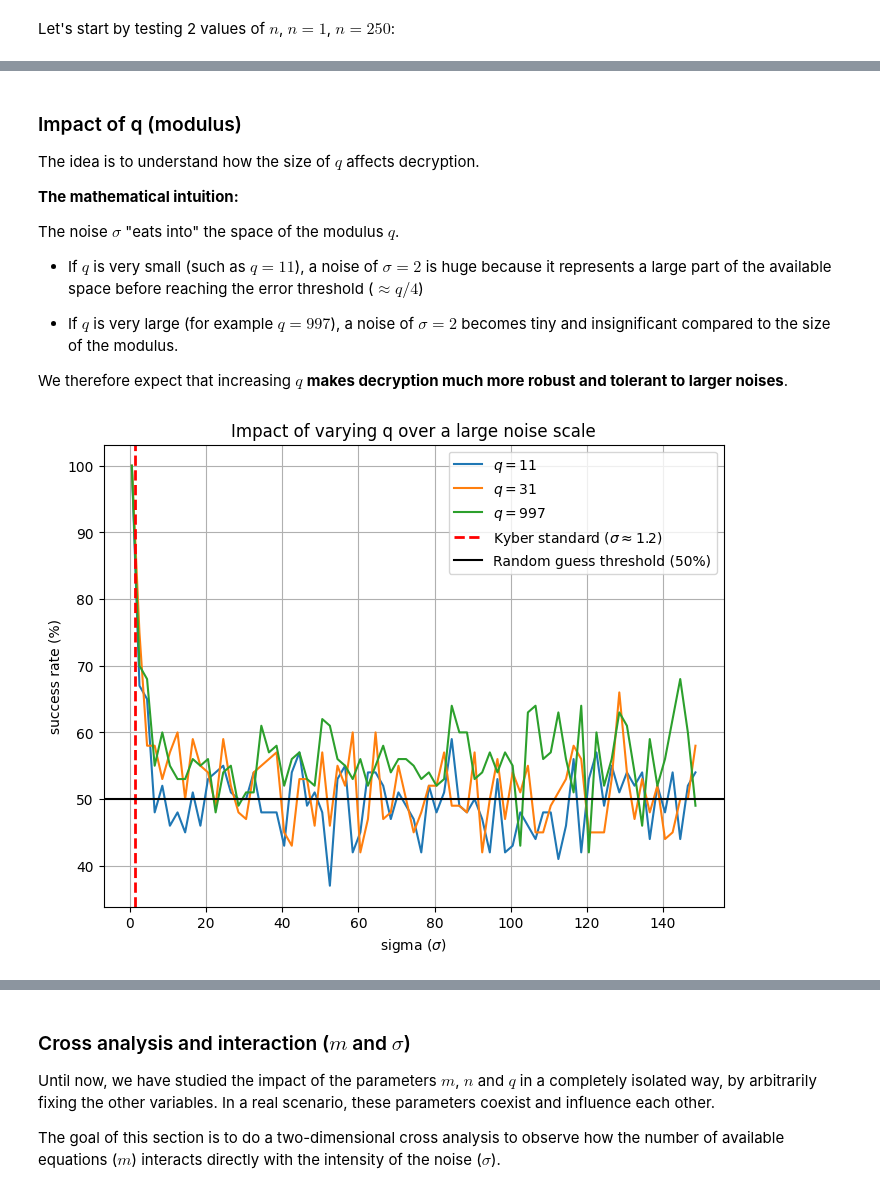
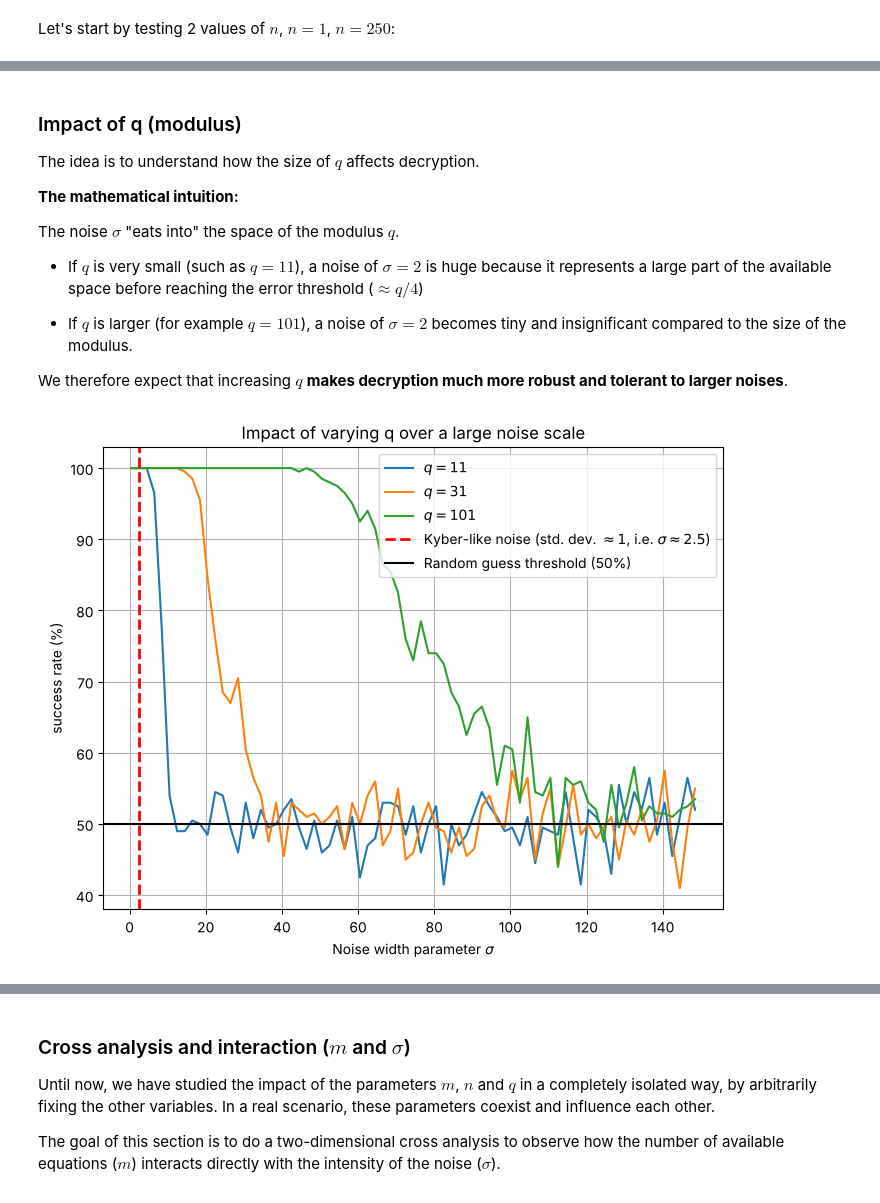
Before and after one commit to anisadje/learning-with-errors, a Jupyter notebook: LWE_EN.ipynb, the cells around one changed output, grey strips where cells are left out. Saved outputs shown, nothing was run; the diff lists cells and outputs as text; code cells hidden in the pictures.

```diff
--- a/LWE_EN.ipynb
+++ b/LWE_EN.ipynb
@@ -119,7 +125,8 @@ def rho_sigma(sigma, x):
   return np.exp((-np.pi*x**2)/sigma**2)
 # %%
 def discrete_gaussian(sigma, size):
-  values = np.arange(-10, 11) #truncation
+  bound = max(10, int(np.ceil(6 * sigma)))  # truncation at ±6σ: the mass beyond is negligible
+  values = np.arange(-bound, bound + 1)
   rho_tab = rho_sigma(sigma, values)
 
   total_rho = np.sum(rho_tab)
@@ -302,13 +317,17 @@ It is then enough to look at where the values are: whether they are close to 0 o
-# %%
-def decrypt_LWE(b, A, s, q):
-  v = (b - A @ s) % q
-  mean = np.mean(v)
-  error = np.abs(q//2 - mean)
-
-  if error < (q//2)/2 :
-    return v, 1
-  else:
-    return v, 0
+# %%
+def decrypt_LWE(b, A, s, q):
+  v = (b - A @ s) % q
+
+  # Re-centre into ]-q/2, q/2]: a negative noise (e.g. -1 ≡ q-1) becomes close to 0 again
+  v_centred = np.where(v > q // 2, v - q, v)
+
+  # Mean distance to 0: small if msg = 0, close to q/2 if msg = 1
+  mean_distance = np.mean(np.abs(v_centred))
+
+  if mean_distance > q / 4:
+    return v_centred, 1
+  else:
+    return v_centred, 0
 # %% [markdown]
 ## 2.5 Why does it work? Pivot vs direct computation
 
@@ -421,12 +440,12 @@ Now, let's do a deeper and more precise study of the value of $\sigma$. We want
 
 This is exactly what is called the **phase transition**.
 # %%
-def phase_transition_study(n, m, q, sigmas):
+def phase_transition_study(n, m, q, sigmas, nb_trials=200):
   rate_tab = []
 
   for sigma in sigmas :
-    success = 0 #how many times out of 100 trials the decryption is correct
-    for i in range(100):
+    success = 0 #number of correct decryptions out of nb_trials
+    for i in range(nb_trials):
       A = rng.integers(0, q, size=(m, n))
       s = rng.integers(0, q, size=n)
 
@@ -438,7 +457,7 @@ def phase_transition_study(n, m, q, sigmas):
 
       if msg == m_decrypted :
         success += 1
-    rate = (success/100)*100
+    rate = (success/nb_trials)*100
     rate_tab.append(rate)
   return rate_tab
 # %% [markdown]
@@ -693,30 +703,30 @@ The noise $\sigma$ "eats into" the space of the modulus $q$.
 
 - If $q$ is very small (such as $q = 11$), a noise of $\sigma = 2$ is huge because it represents a large part of the available space before reaching the error threshold ($\approx q/4$)
 
-- If $q$ is very large (for example $q = 997$), a noise of $\sigma = 2$ becomes tiny and insignificant compared to the size of the modulus.
+- If $q$ is larger (for example $q = 101$), a noise of $\sigma = 2$ becomes tiny and insignificant compared to the size of the modulus.
 
 We therefore expect that increasing $q$ **makes decryption much more robust and tolerant to larger noises**.
 # %%
 m, n = 10, 2
-q_list = [11, 31, 997]
+q_list = [11, 31, 101]
 x = np.arange(0.5, 150.0, 2.0) #the values of sigma
 
 plt.figure(figsize=(8, 6))
 
 for q in q_list:
   plt.plot(x, phase_transition_study(n, m, q, x), label=f"$q={q}$")
 
-plt.axvline(x=1.2, color='red', linestyle='--', linewidth=2, label=r'Kyber standard ($\sigma \approx 1.2$)')
+plt.axvline(x=2.5, color='red', linestyle='--', linewidth=2, label=r'Kyber-like noise (std. dev. $\approx 1$, i.e. $\sigma \approx 2.5$)')
 plt.axhline(y=50, color='black', label='Random guess threshold (50%)')
 
 plt.legend()
-plt.xlabel(r"sigma ($\sigma$)")
+plt.xlabel(r"Noise width parameter $\sigma$")
 plt.ylabel(r"success rate (%)")
 plt.grid(True)
 plt.title("Impact of varying q over a large noise scale")
 plt.show()
 # %% [output]
-[figure, old version]
+[figure, new version]
 # %% [markdown]
 ### Impact of the modulus $q$ on noise tolerance
 
```
Also changed, not shown: parts of 33 cells of this notebook.
